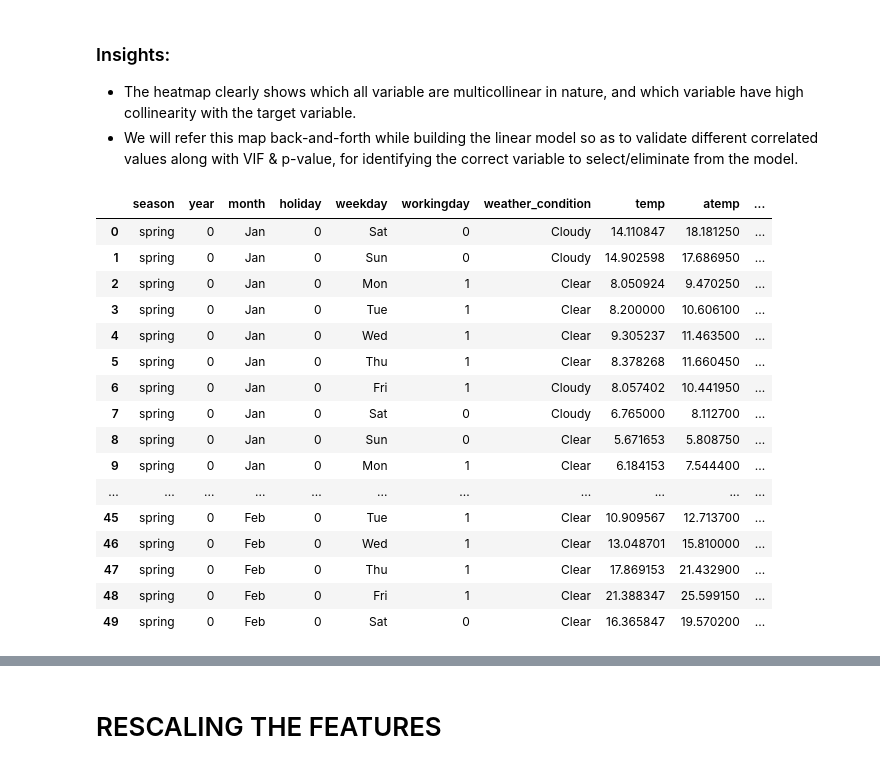
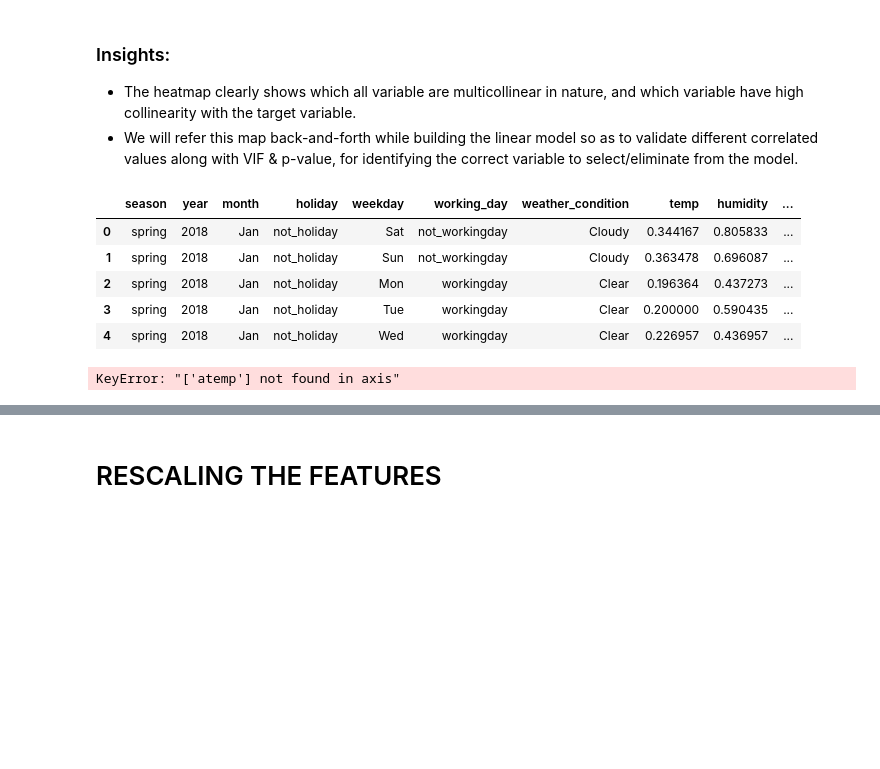
Before and after one commit to CharlieThomasCTG/Bike_sharing_regression, a Jupyter notebook: bike-sharing-multiple-linear-regression.ipynb, the cells around one changed output, grey strips where cells are left out. Saved outputs shown, nothing was run; the diff lists cells and outputs as text; code cells hidden in the pictures; blank space fills up the shorter version.

```diff
--- a/bike-sharing-multiple-linear-regression.ipynb
+++ b/bike-sharing-multiple-linear-regression.ipynb
@@ -282,19 +267,23 @@ df_bike_sharing.head()
 # %%
 # Convert to 'category' data type
 
-df_bike_sharing['season']=df_bike_sharing['season'].astype('category')
-df_bike_sharing['weathersit']=df_bike_sharing['weathersit'].astype('category')
-df_bike_sharing['mnth']=df_bike_sharing['mnth'].astype('category')
-df_bike_sharing['weekday']=df_bike_sharing['weekday'].astype('category')
-df_bike_sharing['holiday']=df_bike_sharing['holiday'].astype('category')
-df_bike_sharing['workingday']=df_bike_sharing['workingday'].astype('category')
+df_bike_sharing['season']=df_bike_sharing['season'].astype('object')
+df_bike_sharing['weathersit']=df_bike_sharing['weathersit'].astype('object')
+df_bike_sharing['mnth']=df_bike_sharing['mnth'].astype('object')
+df_bike_sharing['weekday']=df_bike_sharing['weekday'].astype('object')
+df_bike_sharing['holiday']=df_bike_sharing['holiday'].astype('object')
+df_bike_sharing['workingday']=df_bike_sharing['workingday'].astype('object')
 # %%
 df_bike_sharing.rename(columns={'weathersit':'weather_condition',
-                        'hum':'humidity',
-                        'mnth':'month',
-                        'cnt':'count',
-                        'yr':'year'},inplace=True)
+                                'workingday':'working_day',
+                                'hum':'humidity',
+                                'mnth':'month',
+                                'cnt':'count','yr':'year'},inplace=True)
 # %%
+df_bike_sharing['working_day']=df_bike_sharing['working_day'].map({0:'not_workingday',1:'workingday'})
+
+df_bike_sharing['holiday']=df_bike_sharing['holiday'].map({0:'not_holiday',1:'holiday'})
+
 df_bike_sharing['month'] = df_bike_sharing['month'].map({1:"Jan", 2:"Feb", 3:"Mar", 4:"Apr", 5:"May", 6:"Jun", 7:"Jul", 8:"Aug",
                                    9:"Sep", 10:"Oct", 11:"Nov", 12:"Dec"})
 
@@ -303,3 +292,4 @@ df_bike_sharing['weather_condition'] = df_bike_sharing['weather_condition'].map(
 df_bike_sharing['season'] = df_bike_sharing['season'].map({1:"spring", 2:"summer", 3:"fall", 4:"winter"})
 
 df_bike_sharing['weekday'] = df_bike_sharing['weekday'].map({1:'Mon',2:'Tue',3:'Wed',4:'Thu',5:'Fri',6:'Sat',0:'Sun'})
+df_bike_sharing['year']=df_bike_sharing['year'].map({0:'2018',1:'2019'})
@@ -367,25 +451,18 @@ plt.show()
  - The heatmap clearly shows which all variable are multicollinear in nature, and which variable have high collinearity with the target variable.
  - We will refer this map back-and-forth while building the linear model so as to validate different correlated values along with VIF & p-value, for identifying the correct variable to select/eliminate from the model.
 # %%
-df_bike_sharing.head(50)
+df_bike_sharing.head(5)
 # %% [output]
-|  | season | year | month | holiday | weekday | workingday | weather_condition | temp | atemp | ... |
-| 0 | spring | 0 | Jan | 0 | Sat | 0 | Cloudy | 14.110847 | 18.181250 | ... |
-| 1 | spring | 0 | Jan | 0 | Sun | 0 | Cloudy | 14.902598 | 17.686950 | ... |
-| 2 | spring | 0 | Jan | 0 | Mon | 1 | Clear | 8.050924 | 9.470250 | ... |
-| 3 | spring | 0 | Jan | 0 | Tue | 1 | Clear | 8.200000 | 10.606100 | ... |
-| 4 | spring | 0 | Jan | 0 | Wed | 1 | Clear | 9.305237 | 11.463500 | ... |
-| 5 | spring | 0 | Jan | 0 | Thu | 1 | Clear | 8.378268 | 11.660450 | ... |
-| 6 | spring | 0 | Jan | 0 | Fri | 1 | Cloudy | 8.057402 | 10.441950 | ... |
-| 7 | spring | 0 | Jan | 0 | Sat | 0 | Cloudy | 6.765000 | 8.112700 | ... |
-| 8 | spring | 0 | Jan | 0 | Sun | 0 | Clear | 5.671653 | 5.808750 | ... |
-| 9 | spring | 0 | Jan | 0 | Mon | 1 | Clear | 6.184153 | 7.544400 | ... |
-| ... | ... | ... | ... | ... | ... | ... | ... | ... | ... | ... |
-| 45 | spring | 0 | Feb | 0 | Tue | 1 | Clear | 10.909567 | 12.713700 | ... |
-| 46 | spring | 0 | Feb | 0 | Wed | 1 | Clear | 13.048701 | 15.810000 | ... |
-| 47 | spring | 0 | Feb | 0 | Thu | 1 | Clear | 17.869153 | 21.432900 | ... |
-| 48 | spring | 0 | Feb | 0 | Fri | 1 | Clear | 21.388347 | 25.599150 | ... |
-| 49 | spring | 0 | Feb | 0 | Sat | 0 | Clear | 16.365847 | 19.570200 | ... |
+|  | season | year | month | holiday | weekday | working_day | weather_condition | temp | humidity | ... |
+| 0 | spring | 2018 | Jan | not_holiday | Sat | not_workingday | Cloudy | 0.344167 | 0.805833 | ... |
+| 1 | spring | 2018 | Jan | not_holiday | Sun | not_workingday | Cloudy | 0.363478 | 0.696087 | ... |
+| 2 | spring | 2018 | Jan | not_holiday | Mon | workingday | Clear | 0.196364 | 0.437273 | ... |
+| 3 | spring | 2018 | Jan | not_holiday | Tue | workingday | Clear | 0.200000 | 0.590435 | ... |
+| 4 | spring | 2018 | Jan | not_holiday | Wed | workingday | Clear | 0.226957 | 0.436957 | ... |
+# %%
+df_bike_sharing.drop(['atemp'],axis=1,inplace=True)
+# %% [output]
+KeyError: "['atemp'] not found in axis"
 # %%
 # This code does 3 things:
 # 1) Create Dummy variable
```
Also changed, not shown: parts of 80 cells of this notebook.
